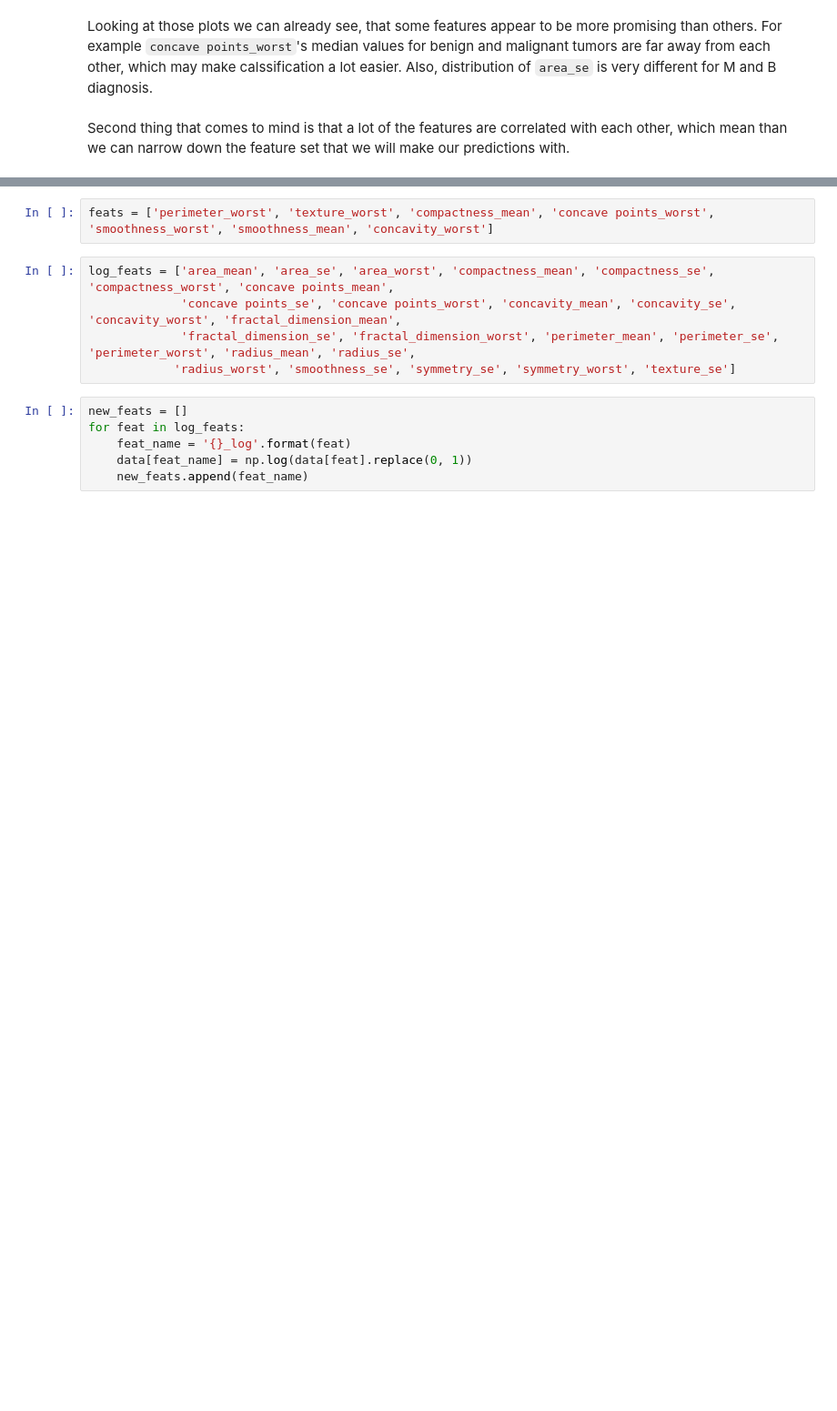
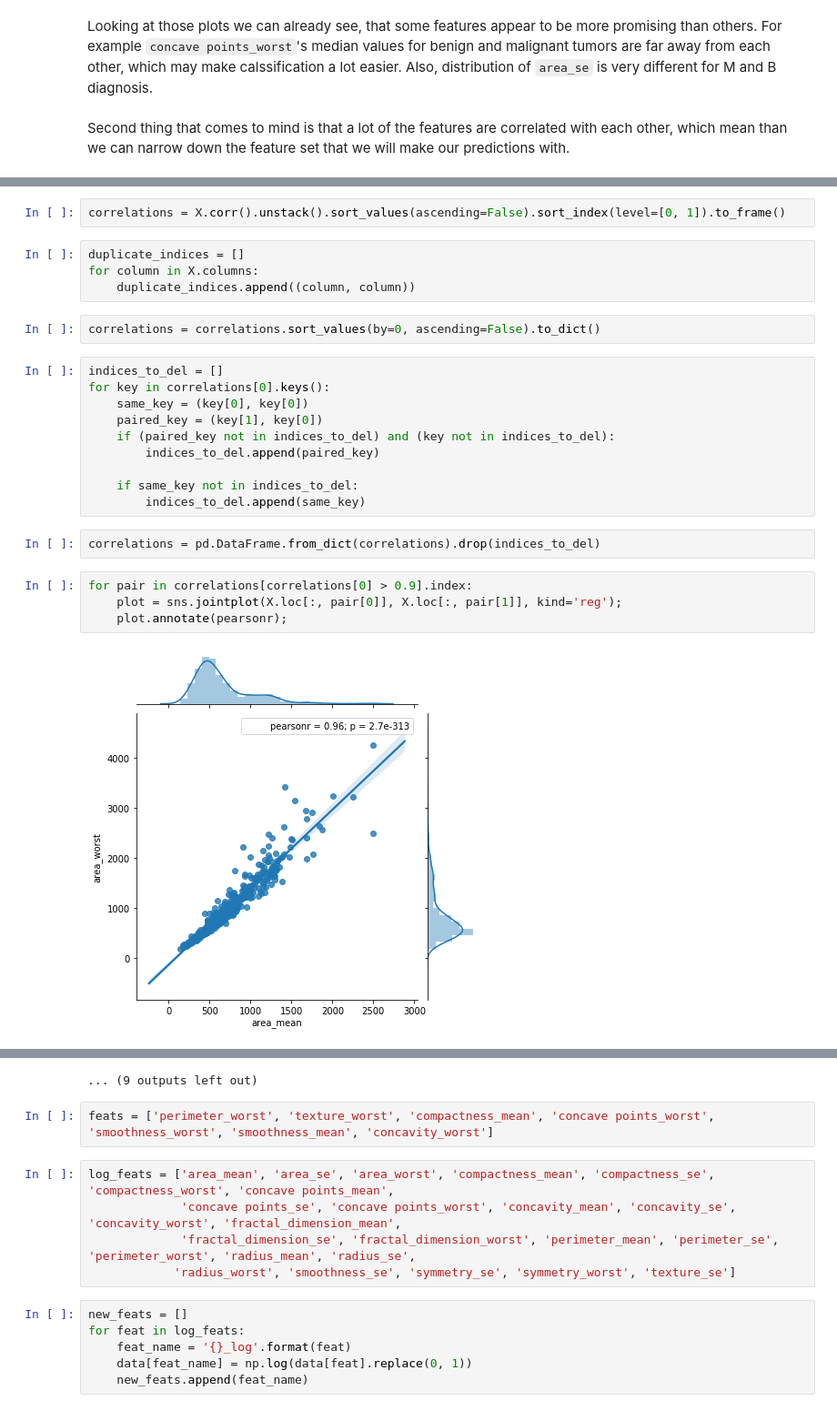
Before and after one commit to marcinsola/breast-cancer-analysis, a Jupyter notebook: breast-cancer-analysis.ipynb, the cells around one changed output, grey strips where cells are left out. Shown at 91% size. Cells and saved outputs as stored; diff of their text form; blank space fills up the shorter version.

```diff
--- a/breast-cancer-analysis.ipynb
+++ b/breast-cancer-analysis.ipynb
@@ -154,0 +168,26 @@ Second thing that comes to mind is that a lot of the features are correlated wit
+# %%
+correlations = X.corr().unstack().sort_values(ascending=False).sort_index(level=[0, 1]).to_frame()
+# %%
+duplicate_indices = []
+for column in X.columns:
+    duplicate_indices.append((column, column))
+# %%
+correlations = correlations.sort_values(by=0, ascending=False).to_dict()
+# %%
+indices_to_del = []
+for key in correlations[0].keys():
+    same_key = (key[0], key[0])
+    paired_key = (key[1], key[0])
+    if (paired_key not in indices_to_del) and (key not in indices_to_del):
+        indices_to_del.append(paired_key)
+
+    if same_key not in indices_to_del:
+        indices_to_del.append(same_key)
+# %%
+correlations = pd.DataFrame.from_dict(correlations).drop(indices_to_del)
+# %%
+for pair in correlations[correlations[0] > 0.9].index:
+    plot = sns.jointplot(X.loc[:, pair[0]], X.loc[:, pair[1]], kind='reg');
+    plot.annotate(pearsonr);
+# %% [output]
+[figure, added]
@@ -155,3 +205,4 @@ Second thing that comes to mind is that a lot of the features are correlated wit
+... (9 outputs left out)
 # %%
 feats = ['perimeter_worst', 'texture_worst', 'compactness_mean', 'concave points_worst', 'smoothness_worst', 'smoothness_mean', 'concavity_worst']
 # %%
```
Also changed, not shown: parts of 5 cells of this notebook.
